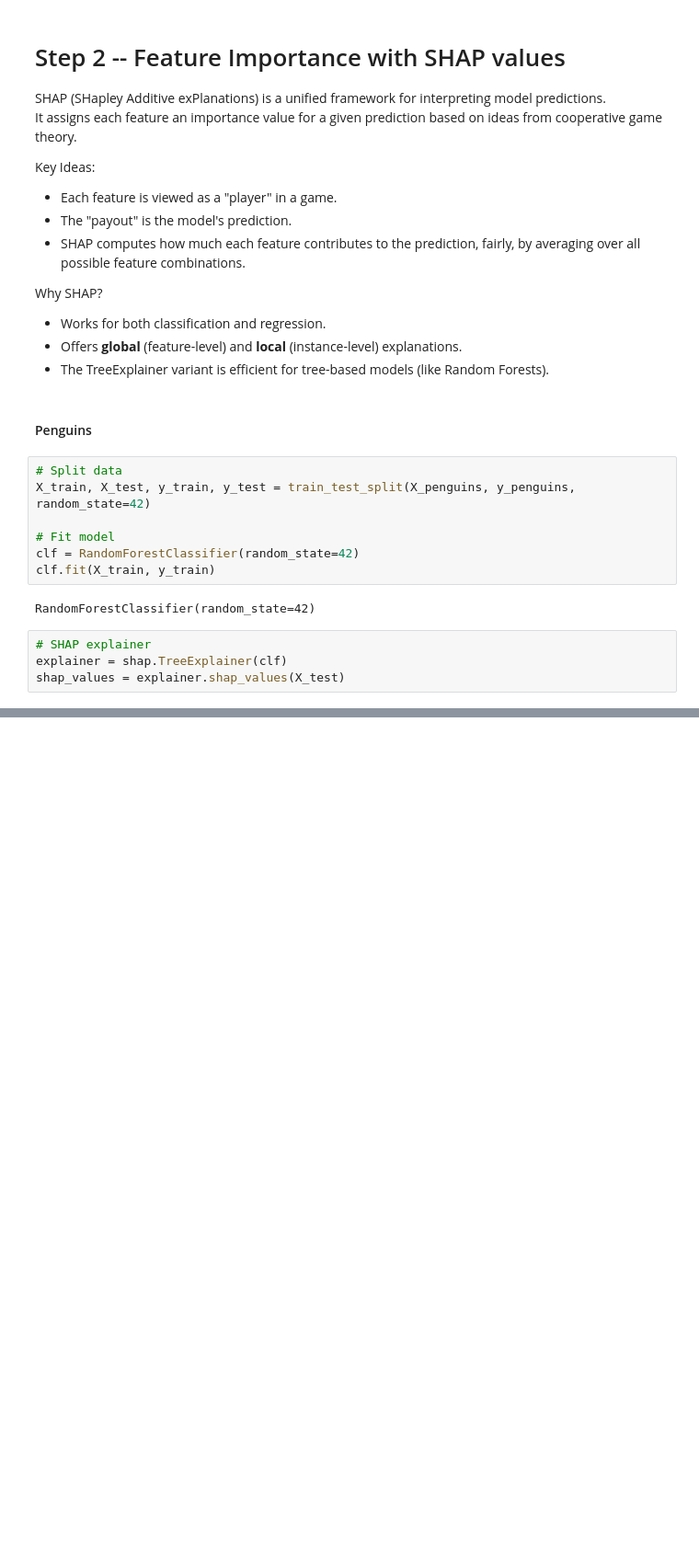
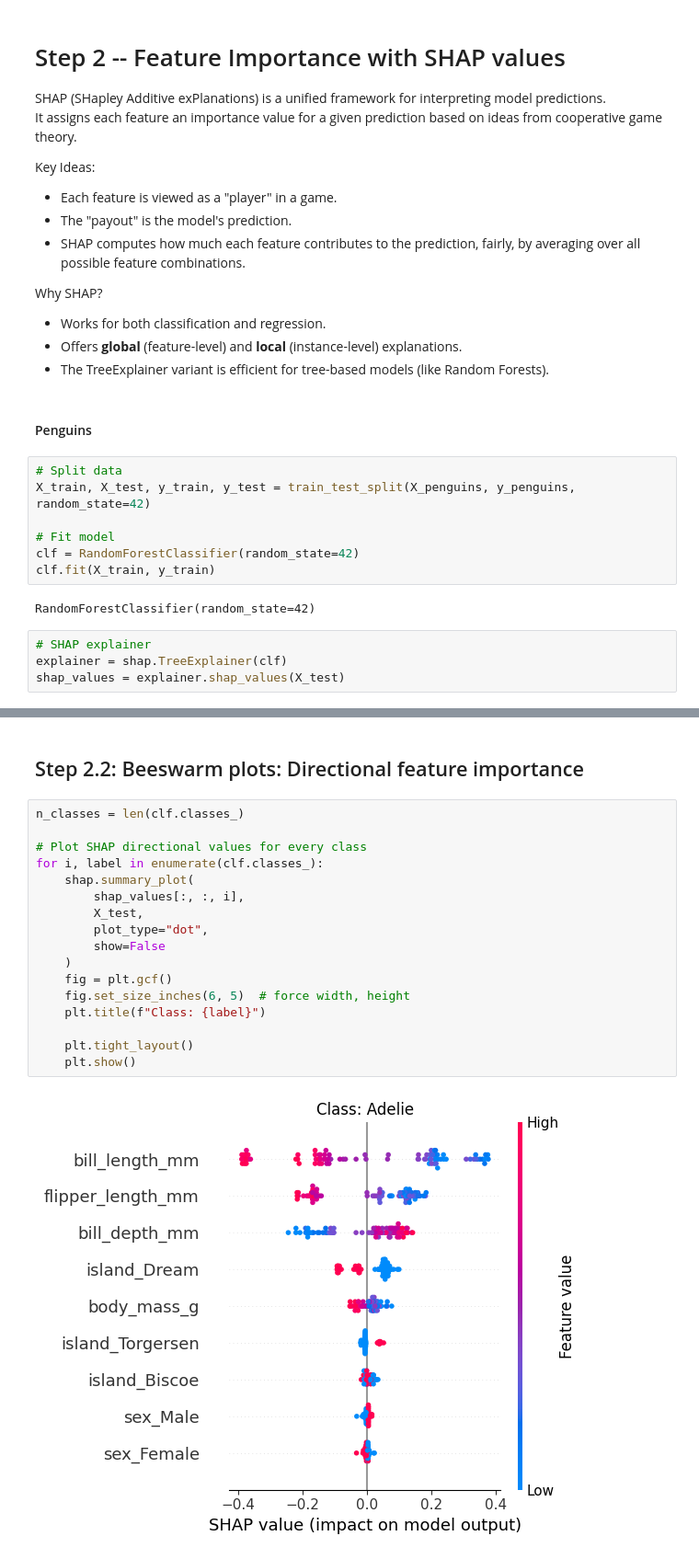
Before and after one commit to KatDost/SummerSchool_FeatureImportance, a Jupyter notebook: 2__feature_importance_with_shap.ipynb, the cells around one changed output, grey strips where cells are left out. Shown at 92% size. Saved outputs shown, nothing was run; the diff lists cells and outputs as text; blank space fills up the shorter version.

```diff
--- a/2__feature_importance_with_shap.ipynb
+++ b/2__feature_importance_with_shap.ipynb
@@ -71,0 +98,21 @@ shap.summary_plot(shap_values, X_test, plot_type="bar", show=True)
+# %% [markdown]
+## Step 2.2: Beeswarm plots: Directional feature importance
+# %%
+n_classes = len(clf.classes_)
+
+# Plot SHAP directional values for every class
+for i, label in enumerate(clf.classes_):
+    shap.summary_plot(
+        shap_values[:, :, i],
+        X_test,
+        plot_type="dot",
+        show=False
+    )
+    fig = plt.gcf()
+    fig.set_size_inches(6, 5)  # force width, height
+    plt.title(f"Class: {label}")
+
+    plt.tight_layout()
+    plt.show()
+# %% [output]
+[figure, added]
```
Also changed, not shown: parts of 15 cells of this notebook.
